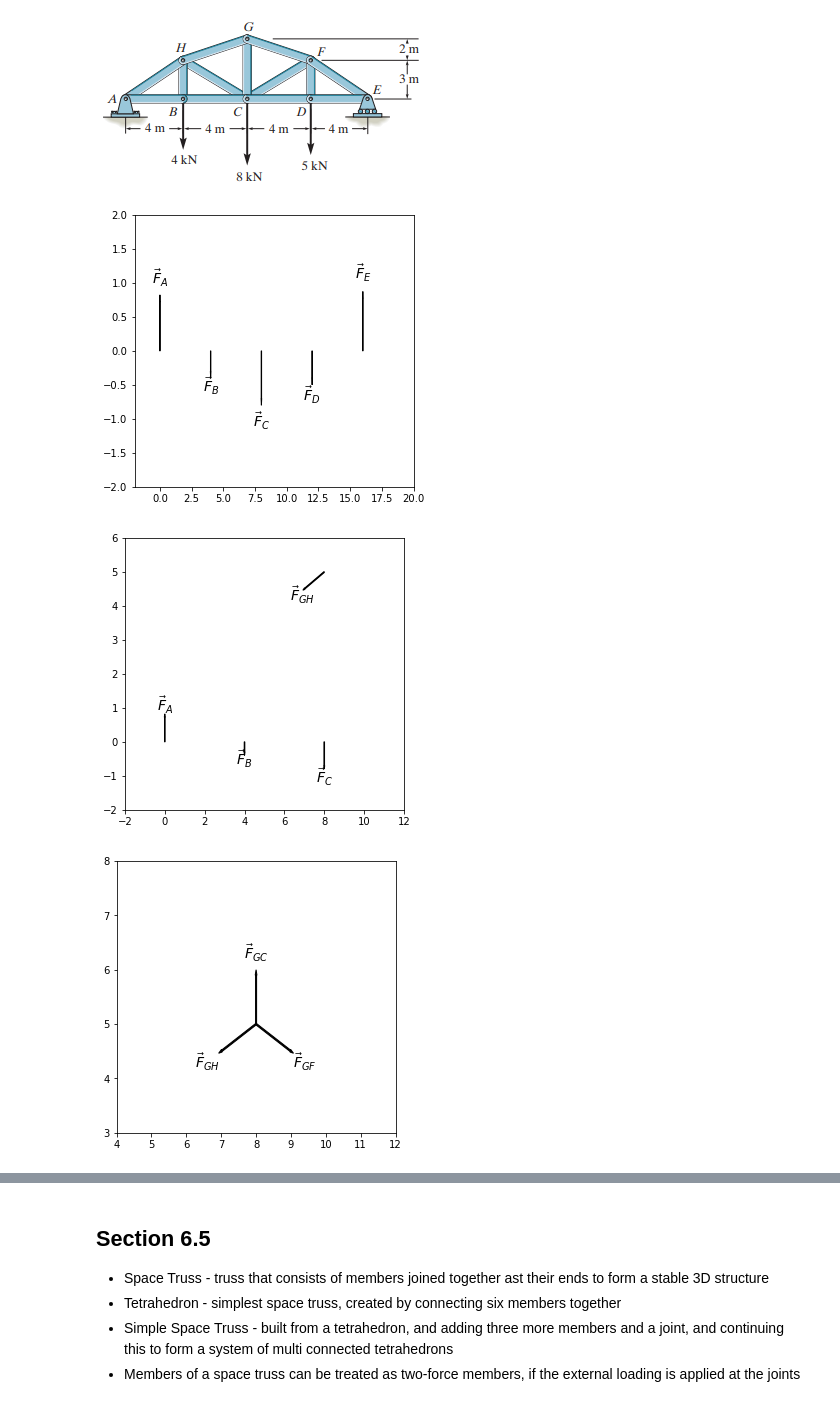
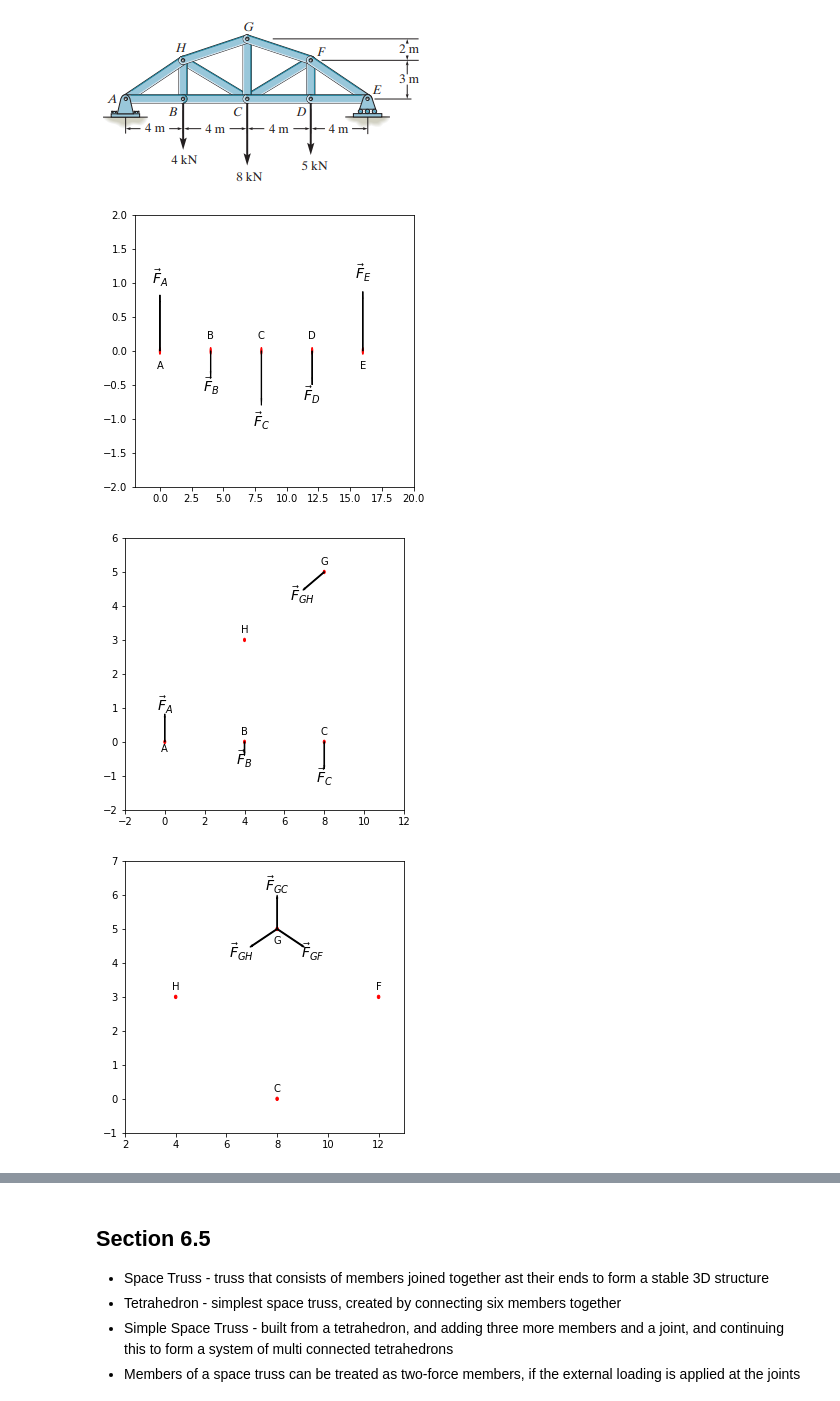
Before and after one commit to michaelhotchkiss/Statics, a Jupyter notebook: Chapter 6 - Structual Analysis.ipynb, the cells around one changed output, grey strips where cells are left out. Saved outputs shown, nothing was run; the diff lists cells and outputs as text; code cells hidden in the pictures.

Commit message:
diagrams

```diff
--- a/Chapter 6 - Structual Analysis.ipynb
+++ b/Chapter 6 - Structual Analysis.ipynb
@@ -200,7 +200,7 @@ gamma = np.arctan(-4/2)
 point_labels = ['L','K','J','D']
 orientations = ['top','left','top','top']
 for label,orientation in zip(point_labels,orientations):
-    dot = Circle(points[label], radius=0.05, fill=True, color='red')
+    dot = Circle(points[label], radius=0.07, fill=True, color='red')
     axes.add_patch(dot)
     if orientation=='top':
         plt.text(points[label][0],points[label][1] + .2,label,va='bottom',ha='center')
@@ -246,7 +246,7 @@ axes.set_ylim([-3 ,1])
 point_labels = list(string.ascii_uppercase)[:3]
 orientations = ['top','top','top']
 for label,orientation in zip(point_labels,orientations):
-    dot = Circle(points[label], radius=0.05, fill=True, color='black')
+    dot = Circle(points[label], radius=0.07, fill=True, color='red')
     axes.add_patch(dot)
     if orientation=='top':
         plt.text(points[label][0],points[label][1] + .1,label,va='bottom',ha='center')
@@ -417,6 +417,16 @@ positions = {
 figure, axes = plt.subplots(figsize=(5,5))
 axes.set_xlim([-2 , 20])
 axes.set_ylim([-2 ,2])
+point_labels = ['A','B','C','D','E']
+orientations = ['bottom','top','top','top','bottom']
+for label,orientation in zip(point_labels,orientations):
+    dot = Circle(positions[label], radius=0.05, fill=True, color='red')
+    axes.add_patch(dot)
+    if orientation=='top':
+        plt.text(positions[label][0],positions[label][1] + .15,label,va='bottom',ha='center')
+    if orientation=='bottom':
+        plt.text(positions[label][0],positions[label][1] -.3,label,va='bottom',ha='center')
+
 
 vectors = {
     'F_{A}': {'origin': positions['A'], 'vector': np.array([0,.825])},
@@ -437,7 +447,7 @@ for label, vector_dictionary in vectors.items():
                                )
     axes.add_patch(vector_arrow)
 # %% [output]
-[figure, old version]
+[figure, new version]
 # %%
 figure, axes = plt.subplots(figsize=(5,5))
 axes.set_xlim([-2 , 12])
@@ -448,6 +458,15 @@ vectors = {
     'F_{C}': {'origin': positions['C'], 'vector': np.array([0,-.8])},
     'F_{GH}': {'origin': positions['G'], 'vector': -1.2 * np.array([np.cos(alpha),np.sin(alpha)])}
 }
+point_labels = ['A','B','C','G','H']
+orientations = ['bottom','top','top','top','top']
+for label,orientation in zip(point_labels,orientations):
+    dot = Circle(positions[label], radius=0.05, fill=True, color='red')
+    axes.add_patch(dot)
+    if orientation=='top':
+        plt.text(positions[label][0],positions[label][1] + .15,label,va='bottom',ha='center')
+    if orientation=='bottom':
+        plt.text(positions[label][0],positions[label][1] -.35,label,va='bottom',ha='center')
 for label, vector_dictionary in vectors.items():
     origin = vector_dictionary['origin']
     vector = vector_dictionary['vector']
@@ -460,29 +479,38 @@ for label, vector_dictionary in vectors.items():
                                )
     axes.add_patch(vector_arrow)
 # %% [output]
-[figure, old version]
+[figure, new version]
 # %%
 figure, axes = plt.subplots(figsize=(5,5))
-axes.set_xlim([4 , 12])
-axes.set_ylim([3 ,8])
+axes.set_xlim([2 , 13])
+axes.set_ylim([-1 ,7])
 vectors = {
     'F_{GC}': {'origin': positions['G'], 'vector': np.array([np.cos(gamma),np.sin(gamma)])},
     'F_{GF}': {'origin': positions['G'], 'vector': 1.2 * np.array([np.cos(alpha),-np.sin(alpha)])},
     'F_{GH}': {'origin': positions['G'], 'vector': -1.2 * np.array([np.cos(alpha),np.sin(alpha)])}
 }
+point_labels = ['G','H','C','F']
+orientations = ['bottom','top','top','top']
+for label,orientation in zip(point_labels,orientations):
+    dot = Circle(positions[label], radius=0.05, fill=True, color='red')
+    axes.add_patch(dot)
+    if orientation=='top':
+        plt.text(positions[label][0],positions[label][1] + .15,label,va='bottom',ha='center')
+    if orientation=='bottom':
+        plt.text(positions[label][0],positions[label][1] -.5,label,va='bottom',ha='center')
 for label, vector_dictionary in vectors.items():
     origin = vector_dictionary['origin']
     vector = vector_dictionary['vector']
     vector_arrow = FancyArrow(origin[0], origin[1], vector[0], vector[1],
     width=.03,length_includes_head=True, color='k',head_width=.05,head_length=.1)
     axes.text(origin[0] + vector[0] * 1.3,
                origin[1] + vector[1] * 1.3,
                r'$\vec{'+label[0]+r'}' + label[1:] + r'$', color='k', fontsize=14,
                va='center',ha='center'
                                )
     axes.add_patch(vector_arrow)
 # %% [output]
-[figure, old version]
+[figure, new version]
 # %%
 figure, axes = plt.subplots(figsize=(5,5))
 axes.set_xlim([-1 , 6])
```
Also changed, not shown: parts of 10 cells of this notebook, 3 other files.
